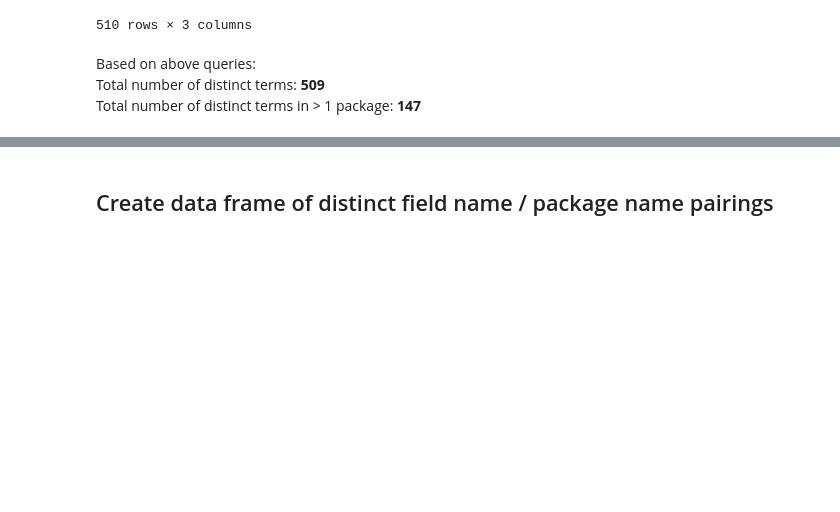
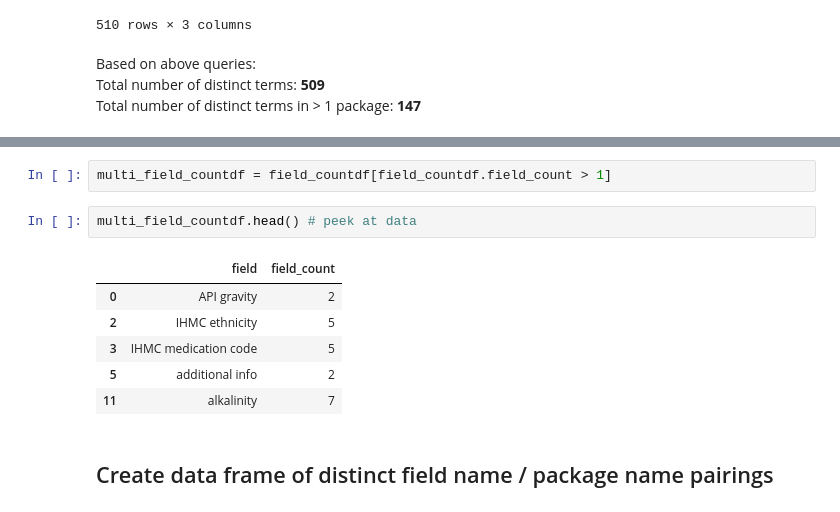
Before and after one commit to GenomicsStandardsConsortium/mixs-rdf, a Jupyter notebook: notebooks/common-mixs-package-terms.ipynb, the cells around one changed output, grey strips where cells are left out. Saved outputs shown, nothing was run; the diff lists cells and outputs as text; blank space fills up the shorter version.

```diff
--- a/notebooks/common-mixs-package-terms.ipynb
+++ b/notebooks/common-mixs-package-terms.ipynb
@@ -53,3 +78,14 @@ Total number of distinct terms in > 1 package: **147**
+# %%
+multi_field_countdf = field_countdf[field_countdf.field_count > 1]
+# %%
+multi_field_countdf.head() # peek at data
+# %% [output]
+|  | field | field_count |
+| 0 | API gravity | 2 |
+| 2 | IHMC ethnicity | 5 |
+| 3 | IHMC medication code | 5 |
+| 5 | additional info | 2 |
+| 11 | alkalinity | 7 |
 # %% [markdown]
 ## Create data frame of distinct field name / package name pairings
 # %%
```
Also changed, not shown: parts of 9 cells of this notebook, 2 other files.
